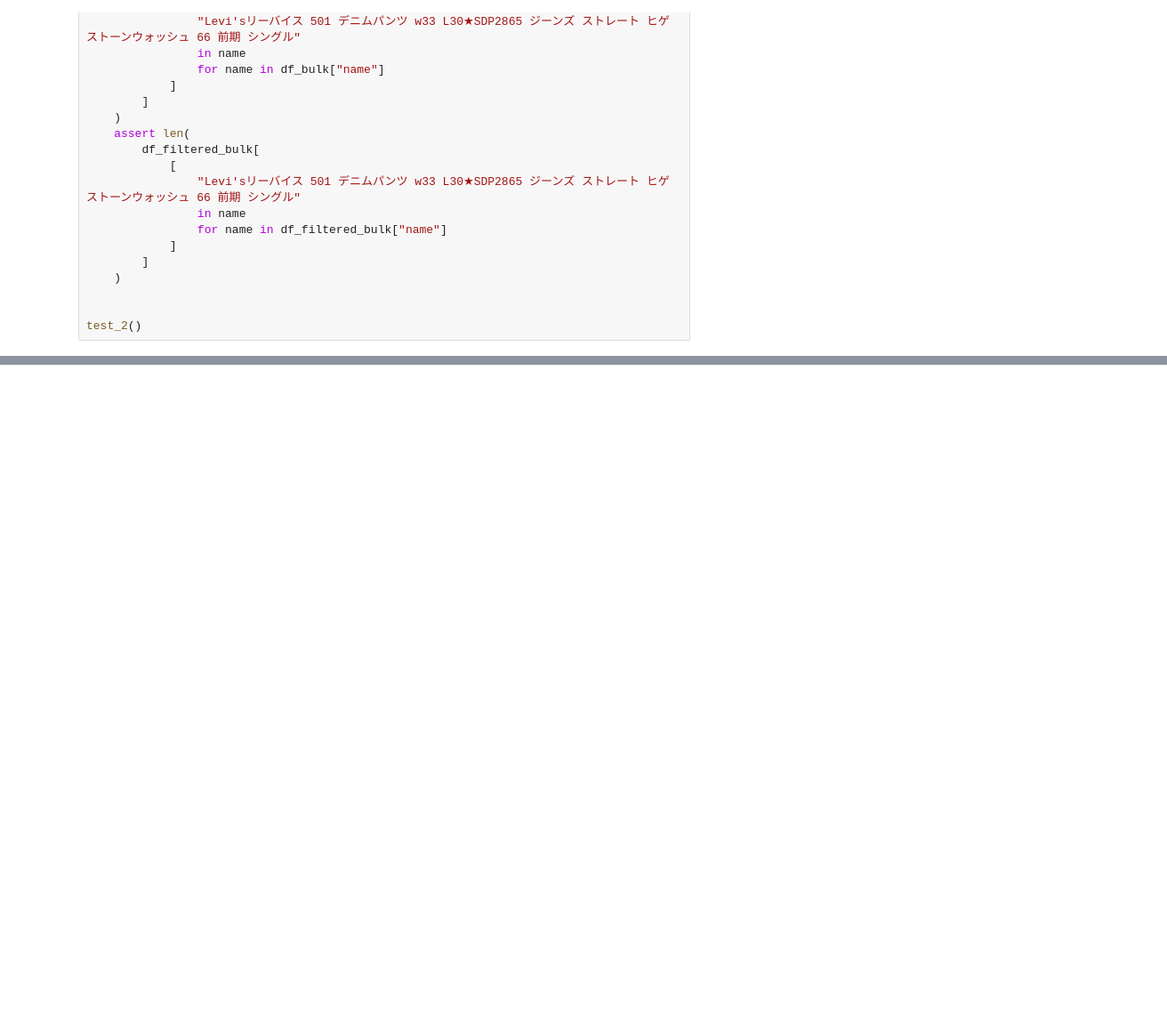
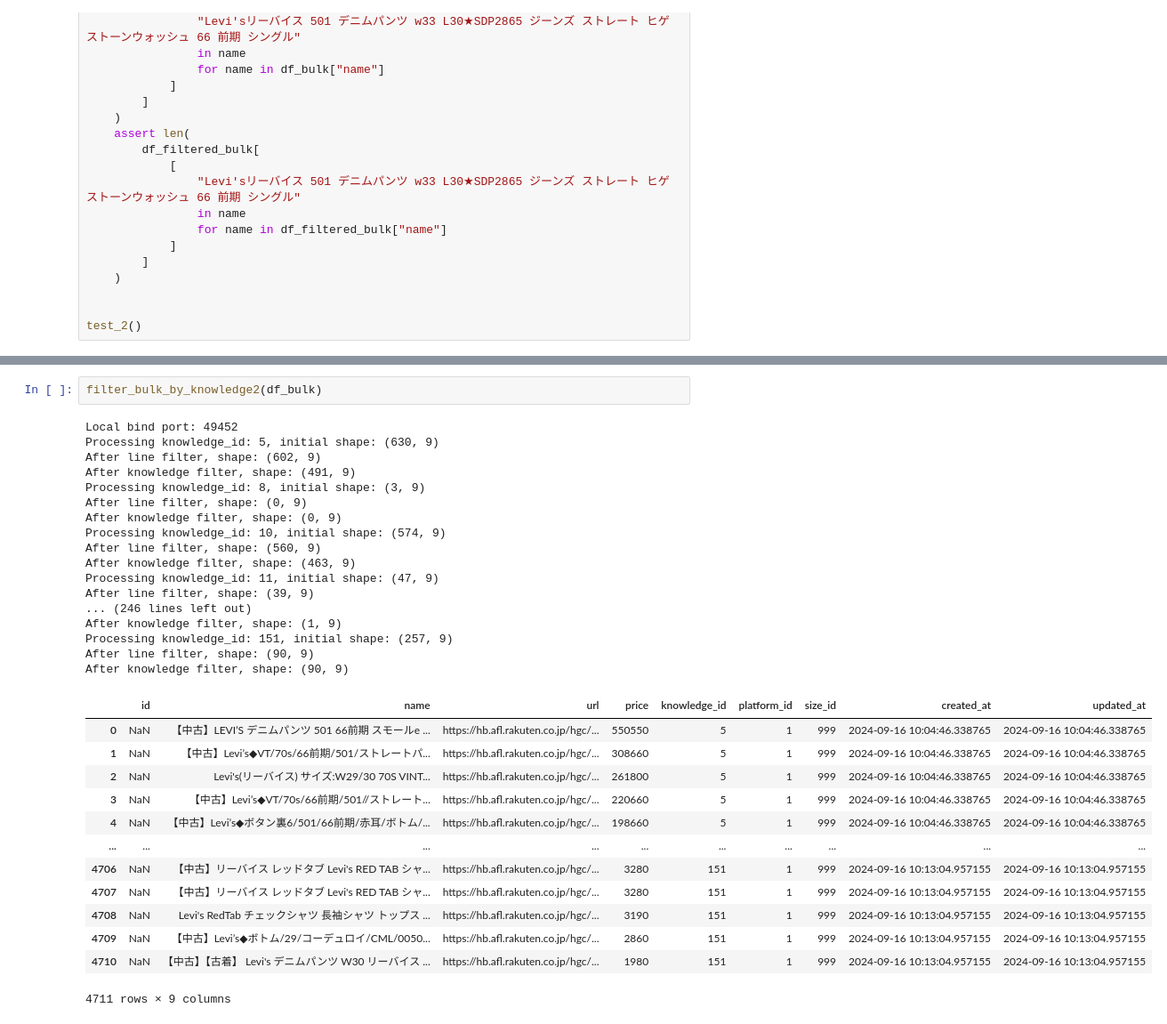
Before and after one commit to atsushimemet/vook_db_lambda, a Jupyter notebook: notebook/exclude_noise_not_include_knowledge.ipynb, the cells around one changed output, grey strips where cells are left out. Shown at 89% size. Drawn from its saved outputs; the diff is of its cells as text; blank space fills up the shorter version.

```diff
--- a/notebook/exclude_noise_not_include_knowledge.ipynb
+++ b/notebook/exclude_noise_not_include_knowledge.ipynb
@@ -190,0 +388,33 @@ test_2()
+# %%
+filter_bulk_by_knowledge2(df_bulk)
+# %% [output]
+Local bind port: 49452
+Processing knowledge_id: 5, initial shape: (630, 9)
+After line filter, shape: (602, 9)
+After knowledge filter, shape: (491, 9)
+Processing knowledge_id: 8, initial shape: (3, 9)
+After line filter, shape: (0, 9)
+After knowledge filter, shape: (0, 9)
+Processing knowledge_id: 10, initial shape: (574, 9)
+After line filter, shape: (560, 9)
+After knowledge filter, shape: (463, 9)
+Processing knowledge_id: 11, initial shape: (47, 9)
+After line filter, shape: (39, 9)
+... (246 lines left out)
+After knowledge filter, shape: (1, 9)
+Processing knowledge_id: 151, initial shape: (257, 9)
+After line filter, shape: (90, 9)
+After knowledge filter, shape: (90, 9)
+|  | id | name | url | price | knowledge_id | platform_id | size_id | created_at | updated_at |
+| 0 | NaN | 【中古】LEVI’S デニムパンツ 501 66前期 スモールe ... | https://hb.afl.rakuten.co.jp/hgc/... | 550550 | 5 | 1 | 999 | 2024-09-16 10:04:46.338765 | 2024-09-16 10:04:46.338765 |
+| 1 | NaN | 【中古】Levi’s◆VT/70s/66前期/501/ストレートパ... | https://hb.afl.rakuten.co.jp/hgc/... | 308660 | 5 | 1 | 999 | 2024-09-16 10:04:46.338765 | 2024-09-16 10:04:46.338765 |
+| 2 | NaN | Levi's(リーバイス) サイズ:W29/30 70S VINT... | https://hb.afl.rakuten.co.jp/hgc/... | 261800 | 5 | 1 | 999 | 2024-09-16 10:04:46.338765 | 2024-09-16 10:04:46.338765 |
+| 3 | NaN | 【中古】Levi’s◆VT/70s/66前期/501//ストレート... | https://hb.afl.rakuten.co.jp/hgc/... | 220660 | 5 | 1 | 999 | 2024-09-16 10:04:46.338765 | 2024-09-16 10:04:46.338765 |
+| 4 | NaN | 【中古】Levi’s◆ボタン裏6/501/66前期/赤耳/ボトム/... | https://hb.afl.rakuten.co.jp/hgc/... | 198660 | 5 | 1 | 999 | 2024-09-16 10:04:46.338765 | 2024-09-16 10:04:46.338765 |
+| ... | ... | ... | ... | ... | ... | ... | ... | ... | ... |
+| 4706 | NaN | 【中古】リーバイス レッドタブ Levi's RED TAB シャ... | https://hb.afl.rakuten.co.jp/hgc/... | 3280 | 151 | 1 | 999 | 2024-09-16 10:13:04.957155 | 2024-09-16 10:13:04.957155 |
+| 4707 | NaN | 【中古】リーバイス レッドタブ Levi's RED TAB シャ... | https://hb.afl.rakuten.co.jp/hgc/... | 3280 | 151 | 1 | 999 | 2024-09-16 10:13:04.957155 | 2024-09-16 10:13:04.957155 |
+| 4708 | NaN | Levi's RedTab チェックシャツ 長袖シャツ トップス ... | https://hb.afl.rakuten.co.jp/hgc/... | 3190 | 151 | 1 | 999 | 2024-09-16 10:13:04.957155 | 2024-09-16 10:13:04.957155 |
+| 4709 | NaN | 【中古】Levi’s◆ボトム/29/コーデュロイ/CML/0050... | https://hb.afl.rakuten.co.jp/hgc/... | 2860 | 151 | 1 | 999 | 2024-09-16 10:13:04.957155 | 2024-09-16 10:13:04.957155 |
+| 4710 | NaN | 【中古】【古着】 Levi's デニムパンツ W30 リーバイス ... | https://hb.afl.rakuten.co.jp/hgc/... | 1980 | 151 | 1 | 999 | 2024-09-16 10:13:04.957155 | 2024-09-16 10:13:04.957155 |
+4711 rows × 9 columns
```
Also changed, not shown: parts of 11 cells of this notebook, 1 other file.
